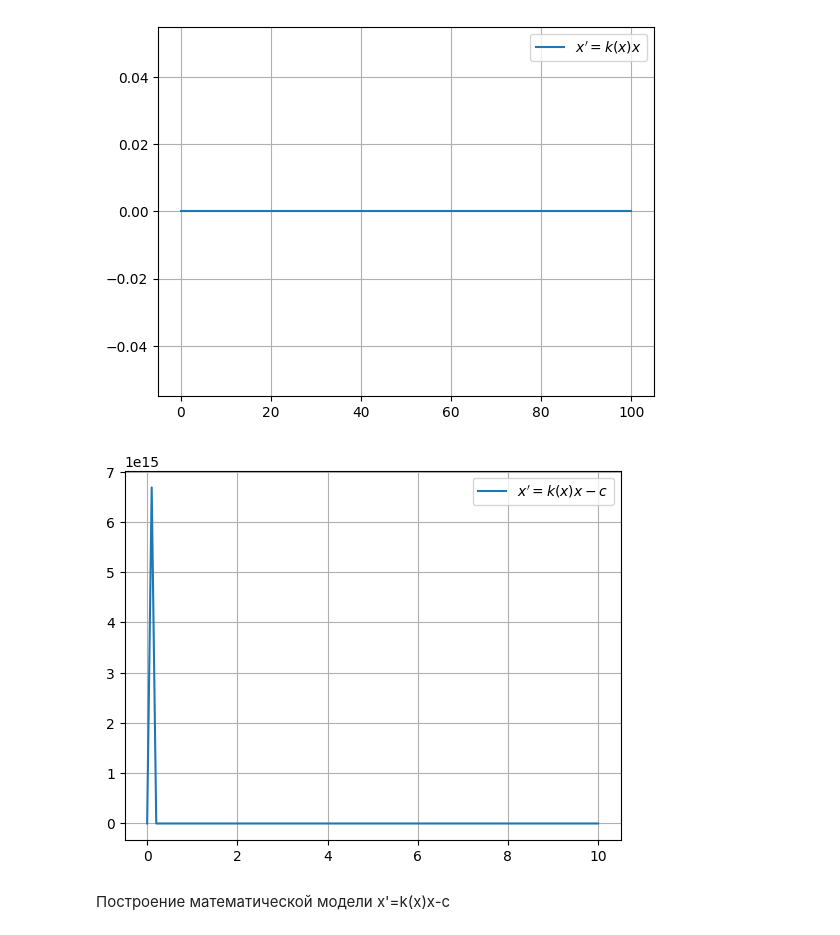
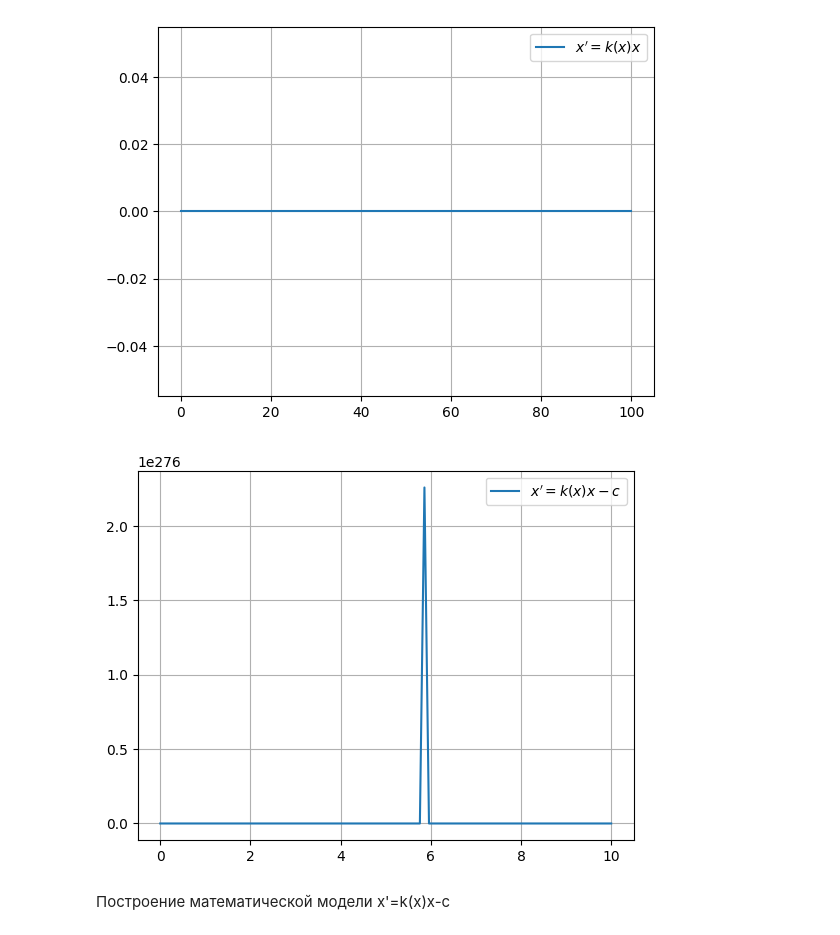
Before and after one commit to Mary-Zinoveva/MMVSULAB1, a Jupyter notebook: lab1.ipynb, the cells around one changed output. Saved outputs shown, nothing was run; the diff lists cells and outputs as text; code cells hidden in the pictures.

```diff
--- a/lab1.ipynb
+++ b/lab1.ipynb
@@ -61,27 +61,27 @@ plt.show()
 # %%
 import matplotlib.pyplot as plt
 import numpy as np
 from scipy.integrate import odeint
 
 #Определяем функцию, задающую значения параметрам дифференциального уравнения, определяем вид диффура
 def dydt(y,t):
   a=1
   b=-5
   c=2
   return (a*y-b)*y-c
 #Создаем область построения
 t=np.linspace(0,10,100)
 #решаем диффур, обозначаем функцию решения solve
-solve=odeint(dydt, y0=9017415, t=t)
+solve=odeint(dydt, y0=1, t=t)
 solve=solve.flatten()
 #Строим график мат.модели
 %matplotlib inline
 plt.plot(t, solve, label=r"$x'=k(x)x-c$")
 plt.grid(True)
 plt.legend()
 plt.show()
 # %% [output]
-[figure, old version]
+[figure, new version]
 # %% [markdown]
 Построение математической модели x'=k(x)x-c
 # %%
```
Also changed, not shown: parts of 2 cells of this notebook.
